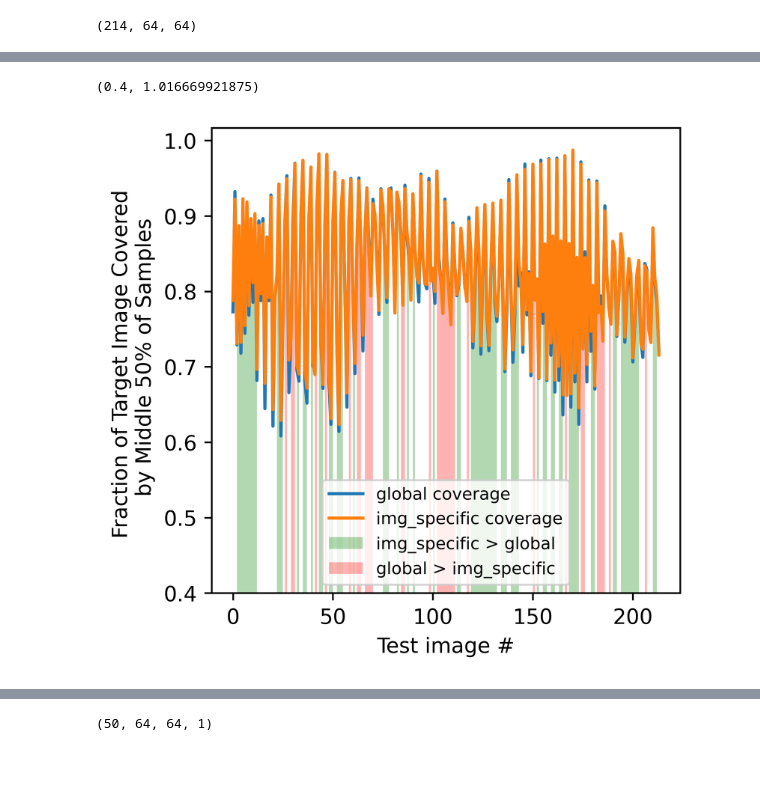
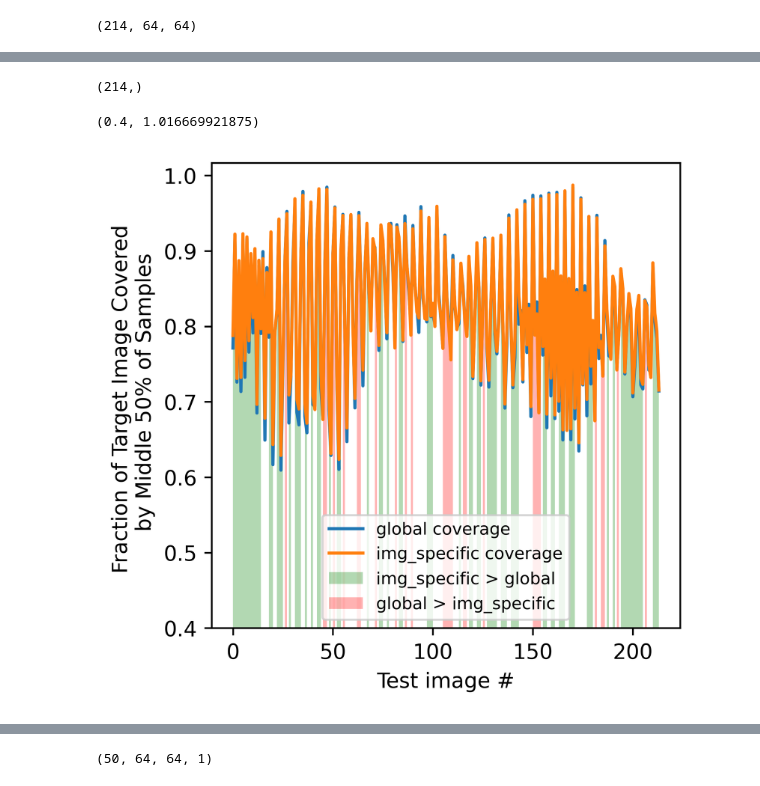
Before and after one commit to HarrisonGoldwyn/distributional_SRCNN, a Jupyter notebook: sr_ordered_train0p75/analysis/coverage_figure.ipynb, the cells around one changed output, grey strips where cells are left out. Drawn from its saved outputs; the diff is of its cells as text; code cells hidden in the pictures.

```diff
--- a/sr_ordered_train0p75/analysis/coverage_figure.ipynb
+++ b/sr_ordered_train0p75/analysis/coverage_figure.ipynb
@@ -245,4 +245,4 @@ for i in range(targets.shape[0]):
 213
 # %%
 global_50_coverage = np.asarray(global_50_coverage)
-p2p5_50_coverage = np.asarray(p5p5_50_coverage)
+p5p5_50_coverage = np.asarray(p5p5_50_coverage)
@@ -249,3 +252,7 @@ p2p5_50_coverage = np.asarray(p5p5_50_coverage)
+# %%
+p2p5_50_coverage.shape
+# %% [output]
+(214,)
 # %%
 x = np.arange(len(global_50_coverage))  # or your actual x-axis values
 
@@ -253,38 +260,38 @@ plt.figure(figsize=(4, 4), dpi=600)
 
 # Plot the curves
 plt.plot(x, global_50_coverage, label='global coverage', color='C0')
-plt.plot(x, p2p5_50_coverage, label='img_specific coverage', color='C1')
+plt.plot(x, p5p5_50_coverage, label='img_specific coverage', color='C1')
 
 plt.fill_between(
     x,
     0.4,
-    p2p5_50_coverage,
-    where=(p2p5_50_coverage > global_50_coverage),
+    p5p5_50_coverage,
+    where=(p5p5_50_coverage > global_50_coverage),
     # interpolate=True,
     linewidth=0,
     color='green',
     alpha=0.3,
     label='img_specific > global'
 )
 
-# Fill red where p2p5_50_coverage < global_50_coverage
+# Fill red where p5p5_50_coverage < global_50_coverage
 plt.fill_between(
     x,
     0.4,
-    p2p5_50_coverage,
-    where=(p2p5_50_coverage <= global_50_coverage),
+    p5p5_50_coverage,
+    where=(p5p5_50_coverage <= global_50_coverage),
     # interpolate=True,
     linewidth=0,
     color='red',
     alpha=0.3,
     label='global > img_specific'
 )
 
 plt.xlabel('Test image #')
 plt.ylabel('Fraction of Target Image Covered \n by Middle 50% of Samples')
 
 plt.legend(loc='lower center', fontsize=8)
 plt.ylim((0.4, plt.gca().get_ylim()[1]))
 # %% [output]
 (0.4, 1.016669921875)
-[figure, old version]
+[figure, new version]
```
Also changed, not shown: parts of 5 cells of this notebook, 1 other file.
